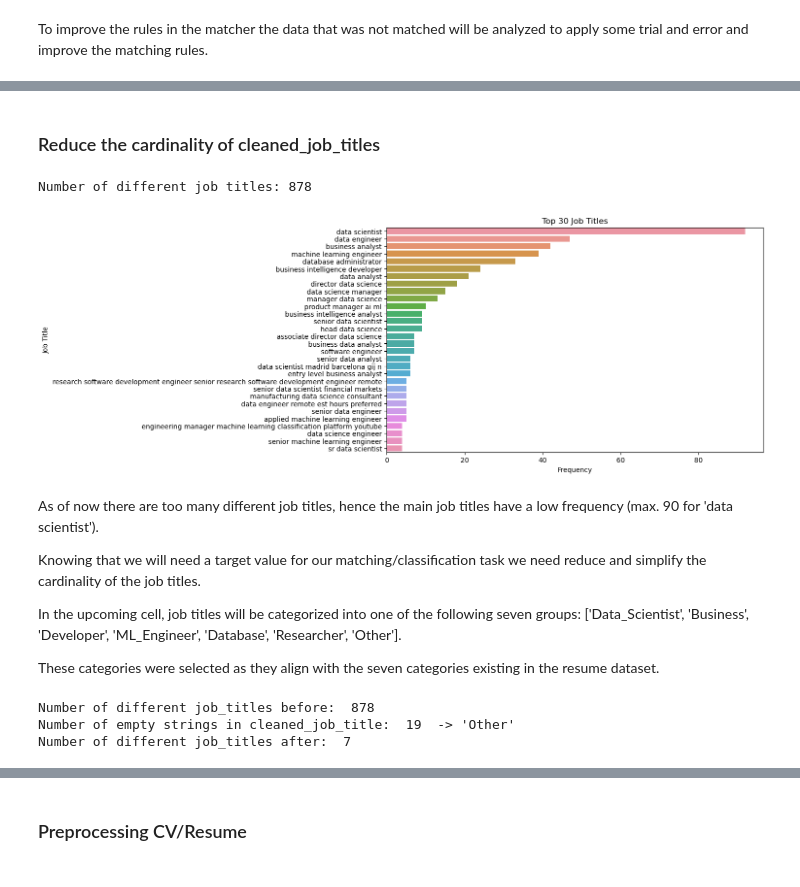
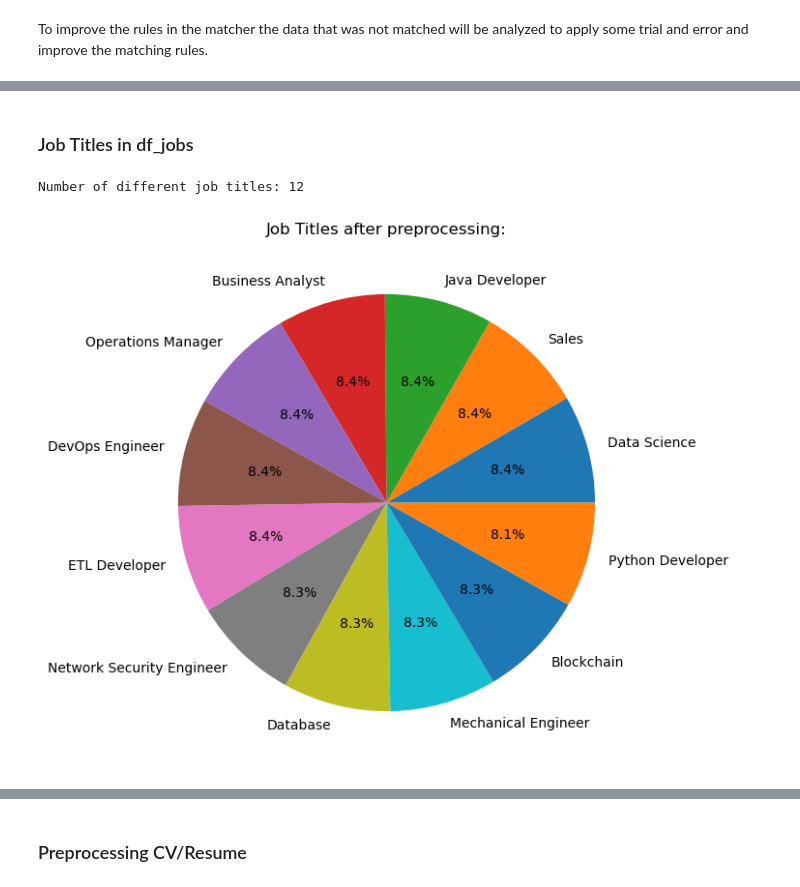
Before and after one commit to ollie-gats/intro_nlp_final_project, a Jupyter notebook: GatlandBoxhoDiGianvito_NLP.ipynb, the cells around one changed output, grey strips where cells are left out. Saved outputs shown, nothing was run; the diff lists cells and outputs as text; code cells hidden in the pictures.

```diff
--- a/GatlandBoxhoDiGianvito_NLP.ipynb
+++ b/GatlandBoxhoDiGianvito_NLP.ipynb
@@ -163,11 +209,19 @@ df_resume.head()
 # %% [markdown]
 For now we will just apply lowercasing and remove the special characters (also numbers), there will be further preprocessing in following steps.
 # %%
+print("Shape of resume: ",df_resume.shape)
+print("Shape of jobs (before): ",df_jobs.shape)
+# Only keep the relevant columns
+df_jobs = df_jobs[['Job_Title_Searched', 'Description']]
+
+#Drop the rows with missing values
+df_jobs = df_jobs.dropna()
+
 # Preprocess the categorical data
 # modulation: 0 -> remove stop words, 1 -> remove stop words and stem words, 2 -> remove stop words and lemmatize words
-df['cleaned_job_title'] = df['job_title'].apply(remove_special_characters)
-df["cleaned_job_title"] = df["cleaned_job_title"].apply(tokenize, modulation=0)
-df['cleaned_description'] = df['description'].apply(remove_special_characters)
-df["cleaned_description"] = df["cleaned_description"].apply(tokenize, modulation=0)
+df_jobs['cleaned_description'] = df_jobs['Description'].apply(remove_special_characters)
+df_jobs["cleaned_description"] = df_jobs["cleaned_description"].apply(tokenize, modulation=0)
 df_resume['cleaned_resume'] = df_resume['Resume'].apply(remove_special_characters)
 df_resume["cleaned_resume"] = df_resume["cleaned_resume"].apply(tokenize, modulation=0)
+
+print("Shape of jobs (after): ",df_jobs.shape)
@@ -217,8 +256,8 @@ def extract_job_content(description):
     return match.group(1).strip() if match else np.nan
 
 # Applying the extraction function to the DataFrame
-df_new = df.copy()
-df_new['job_content_extracted'] = df_new['cleaned_description'].apply(extract_job_content)
+df_jobs = df_jobs.copy()
+df_jobs['cleaned_extracted_description'] = df_jobs['cleaned_description'].apply(extract_job_content)
 
 # Excluding words
 exclude_pattern = f"({'|'.join(map(re.escape, words_to_exclude))})(.*?$)"
@@ -230,9 +269,9 @@ def exclude_content(description):
     else:
         return np.nan
 
-df_new['job_content_extracted'] = df_new['job_content_extracted'].apply(exclude_content)
+df_jobs['cleaned_extracted_description'] = df_jobs['cleaned_extracted_description'].apply(exclude_content)
 
 # Optionally, you can replace empty strings with NaN in the processed column
-df_new['job_content_extracted'].replace('', np.nan, inplace=True)
-print(df_new.shape)
+df_jobs['cleaned_extracted_description'].replace('', np.nan, inplace=True)
+print(df_jobs.shape)
 # %% [output]
@@ -263,32 +288,14 @@ df_new.head()
-# %% [markdown]
-### Reduce the cardinality of cleaned_job_titles
+# %% [markdown]
+### Job Titles in df_jobs
 # %%
-print(f'Number of different job titles: {df_new["cleaned_job_title"].nunique()}')
-job_title_freq = df_new['cleaned_job_title'].value_counts().reset_index()
-job_title_freq.columns = ['job_title', 'frequency']
-# Plot of the frequency of unique job titles
-plt.figure(figsize=(10, 6))
-sns.barplot(x='frequency', y='job_title', data=job_title_freq.head(30))
-plt.title('Top 30 Job Titles')
-plt.xlabel('Frequency')
-plt.ylabel('Job Title')
+print(f'Number of different job titles: {df_jobs["Job_Title_Searched"].nunique()}')
+job_title_freq = df_jobs['Job_Title_Searched'].value_counts().reset_index()
+job_title_freq.columns = ['Job_Title_Searched', 'frequency']
+# Plot pie chart of the 7 job titles
+plt.figure(figsize=(10, 7))
+plt.pie(job_title_freq['frequency'], labels=job_title_freq['Job_Title_Searched'], autopct='%1.1f%%')
+plt.title('Job Titles after preprocessing:')
 plt.show()
 # %% [output]
-Number of different job titles: 878
+Number of different job titles: 12
-[figure, old version]
+[figure, new version]
-# %% [markdown]
-As of now there are too many different job titles, hence the main job titles have a low frequency (max. 90 for 'data scientist').
-
-Knowing that we will need a target value for our matching/classification task we need reduce and simplify the cardinality of the job titles.
-
-In the upcoming cell, job titles will be categorized into one of the following seven groups: ['Data_Scientist', 'Business', 'Developer', 'ML_Engineer', 'Database', 'Researcher', 'Other'].
-
-These categories were selected as they align with the seven categories existing in the resume dataset.
-# %%
-print("Number of different job_titles before: ", df_new['cleaned_job_title'].nunique())
-df_new = preprocess_job_titles(df_new)
-print("Number of different job_titles after: ", df_new['cleaned_job_title'].nunique())
-# %% [output]
-Number of different job_titles before:  878
-Number of empty strings in cleaned_job_title:  19  -> 'Other'
-Number of different job_titles after:  7
```
Also changed, not shown: parts of 66 cells of this notebook, 2 other files.
